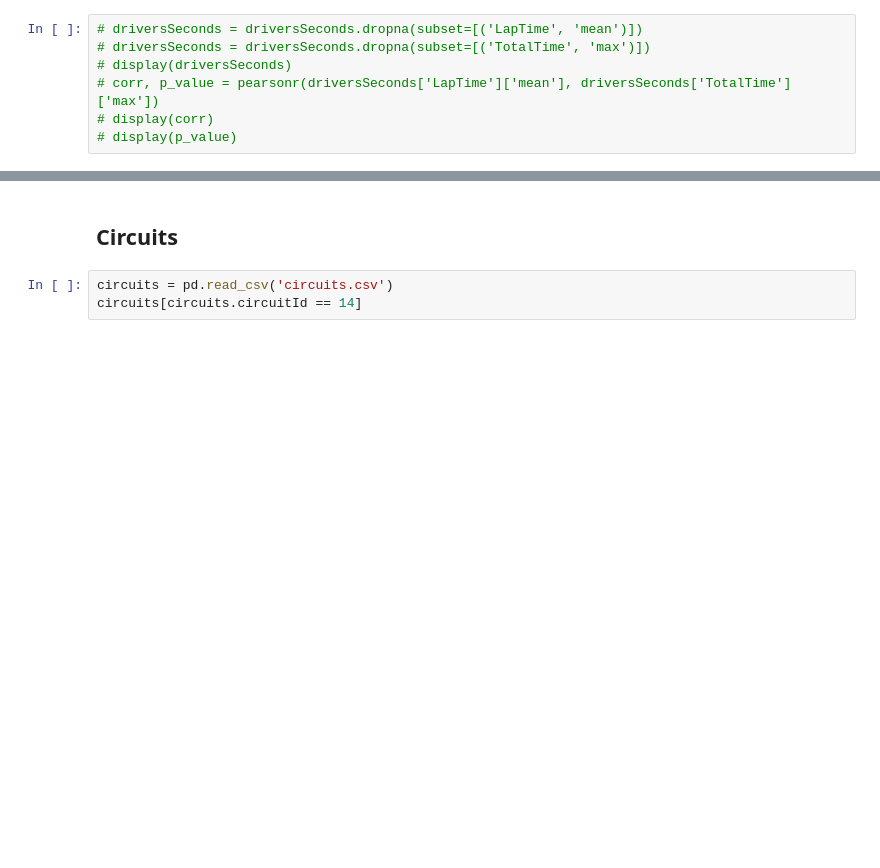
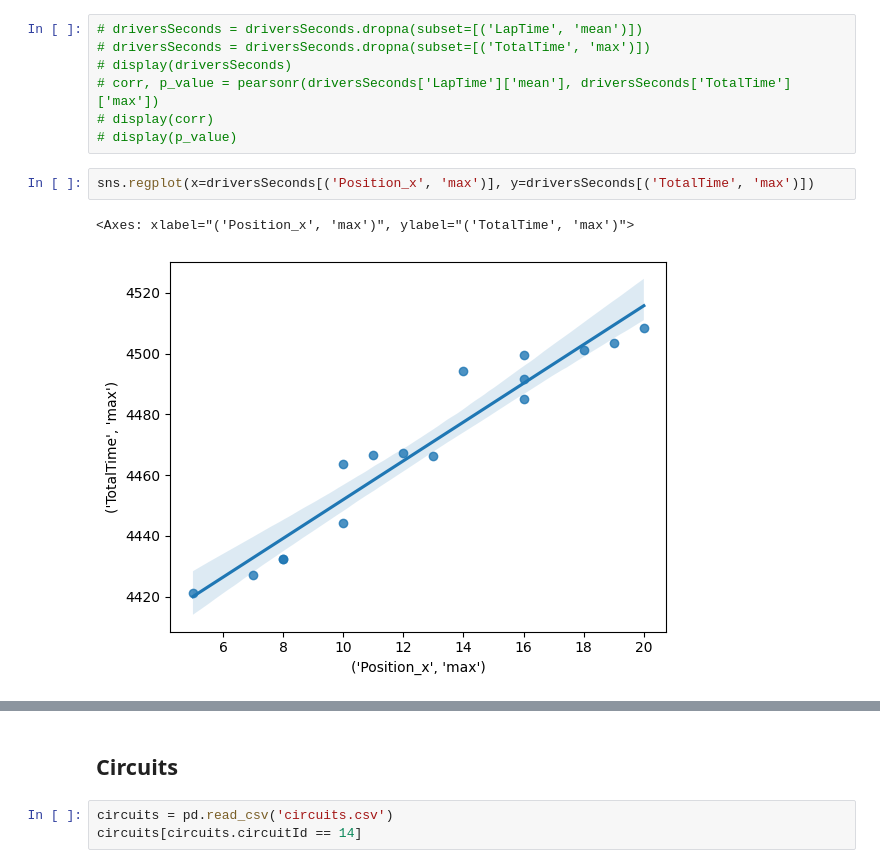
Before and after one commit to n8taylor/cs5830_final_project, a Jupyter notebook: api.ipynb, the cells around one changed output, grey strips where cells are left out. Drawn from its saved outputs; the diff is of its cells as text; blank space fills up the shorter version.

```diff
--- a/api.ipynb
+++ b/api.ipynb
@@ -498,3 +518,8 @@ plt.show()
 # corr, p_value = pearsonr(driversSeconds['LapTime']['mean'], driversSeconds['TotalTime']['max'])
 # display(corr)
 # display(p_value)
+# %%
+sns.regplot(x=driversSeconds[('Position_x', 'max')], y=driversSeconds[('TotalTime', 'max')])
+# %% [output]
+<Axes: xlabel="('Position_x', 'max')", ylabel="('TotalTime', 'max')">
+[figure, added]
```
Also changed, not shown: parts of 14 cells of this notebook.
